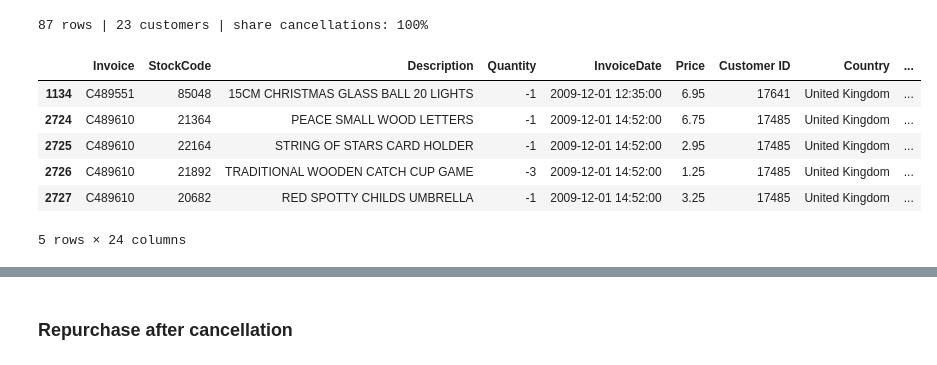
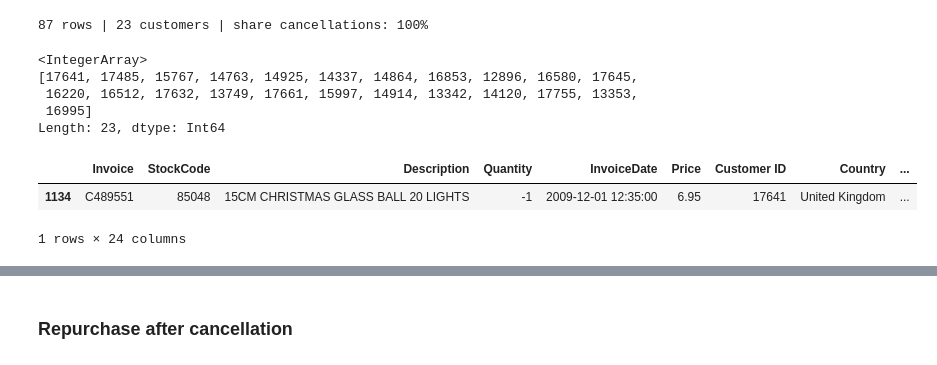
Before and after one commit to anristepanian/data-wrangling-on-e-commerce-data, a Jupyter notebook: main.ipynb, the cells around one changed output, grey strips where cells are left out. Drawn from its saved outputs; the diff is of its cells as text; code cells hidden in the pictures.

```diff
--- a/main.ipynb
+++ b/main.ipynb
@@ -960,13 +960,17 @@ print(f'\n{orphan_rows.sum()} rows | {clean.loc[orphan_rows, "Customer ID"].nuni
 | 75% | 7 | 2,241.03 |
 | max | 373 | 580,987.04 |
 87 rows | 23 customers | share cancellations: 100%
+# %%
+clean.loc[orphan_rows, "Customer ID"].unique()
+# %% [output]
+<IntegerArray>
+[17641, 17485, 15767, 14763, 14925, 14337, 14864, 16853, 12896, 16580, 17645,
+ 16220, 16512, 17632, 13749, 17661, 15997, 14914, 13342, 14120, 17755, 13353,
+ 16995]
+Length: 23, dtype: Int64
 # %%
-clean[orphan_rows].head(5)
+clean[clean["Customer ID"]==17641]
 # %% [output]
 |  | Invoice | StockCode | Description | Quantity | InvoiceDate | Price | Customer ID | Country | ... |
 | 1134 | C489551 | 85048 | 15CM CHRISTMAS GLASS BALL 20 LIGHTS | -1 | 2009-12-01 12:35:00 | 6.95 | 17641 | United Kingdom | ... |
-| 2724 | C489610 | 21364 | PEACE SMALL WOOD LETTERS | -1 | 2009-12-01 14:52:00 | 6.75 | 17485 | United Kingdom | ... |
-| 2725 | C489610 | 22164 | STRING OF STARS CARD HOLDER | -1 | 2009-12-01 14:52:00 | 2.95 | 17485 | United Kingdom | ... |
-| 2726 | C489610 | 21892 | TRADITIONAL WOODEN CATCH CUP GAME | -3 | 2009-12-01 14:52:00 | 1.25 | 17485 | United Kingdom | ... |
-| 2727 | C489610 | 20682 | RED SPOTTY CHILDS UMBRELLA | -1 | 2009-12-01 14:52:00 | 3.25 | 17485 | United Kingdom | ... |
-5 rows × 24 columns
+1 rows × 24 columns
```
Also changed, not shown: parts of 8 cells of this notebook, 1 other file.
